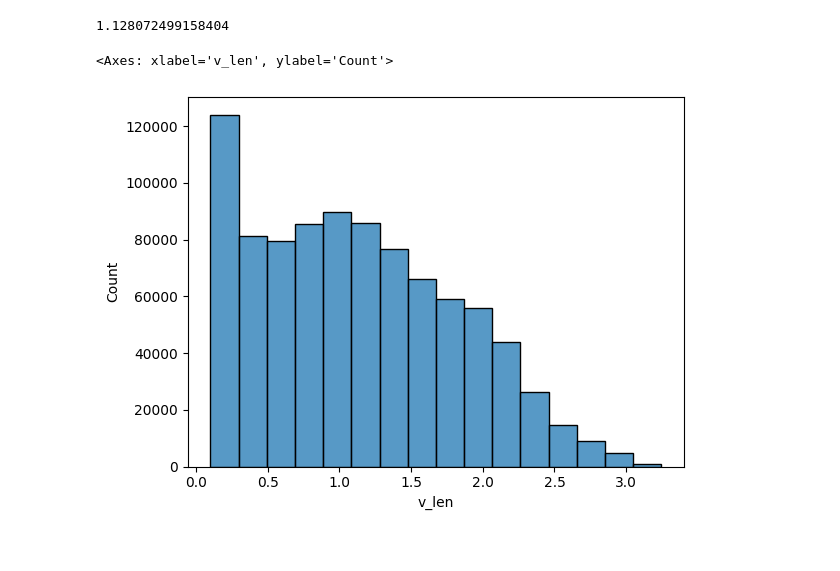
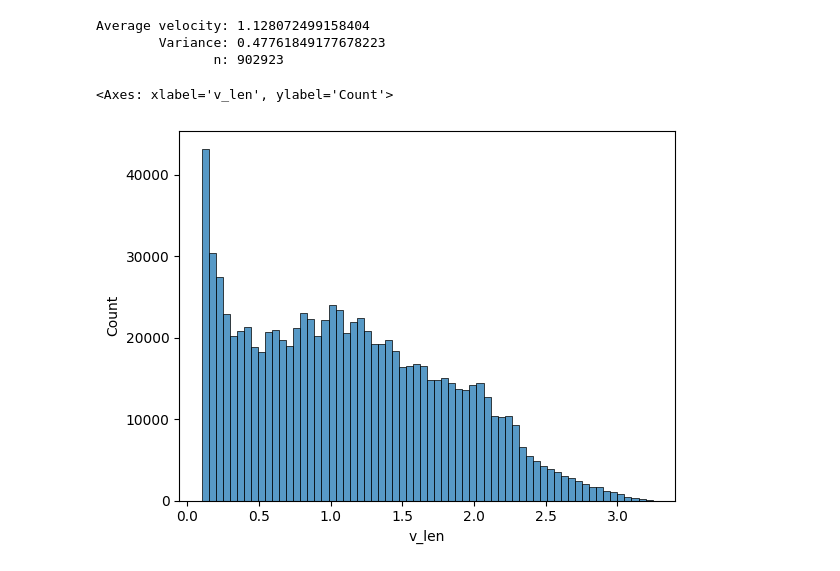
Before and after one commit to hfluke/PIV_UWRL, a Jupyter notebook: radar.ipynb, the cells around one changed output. Saved outputs shown, nothing was run; the diff lists cells and outputs as text; code cells hidden in the pictures.

```diff
--- a/radar.ipynb
+++ b/radar.ipynb
@@ -56,14 +43,20 @@ sns.histplot(
 # %%
-print(np.mean(df_vec[df_vec.v_len >= 0.1].v_len))
+df_vec = df_vec[df_vec.v_len >= 0.1]
+
+print(f"Average velocity: {np.mean(df_vec.v_len)}")
+print(f"        Variance: {np.var(df_vec.v_len)}")
+print(f"               n: {len(df_vec.v_len)}")
 
 sns.histplot(
-    data=df_vec[df_vec.v_len >= 0.1],
+    data=df_vec,
     x='v_len',
-    bins=16
+    bins=64
 )
 # %% [output]
-1.128072499158404
+Average velocity: 1.128072499158404
+        Variance: 0.47761849177678223
+               n: 902923
 <Axes: xlabel='v_len', ylabel='Count'>
-[figure, old version]
+[figure, new version]
 # %%
 magnitudes = []
```
Also changed, not shown: parts of 9 cells of this notebook, 4 other files.
